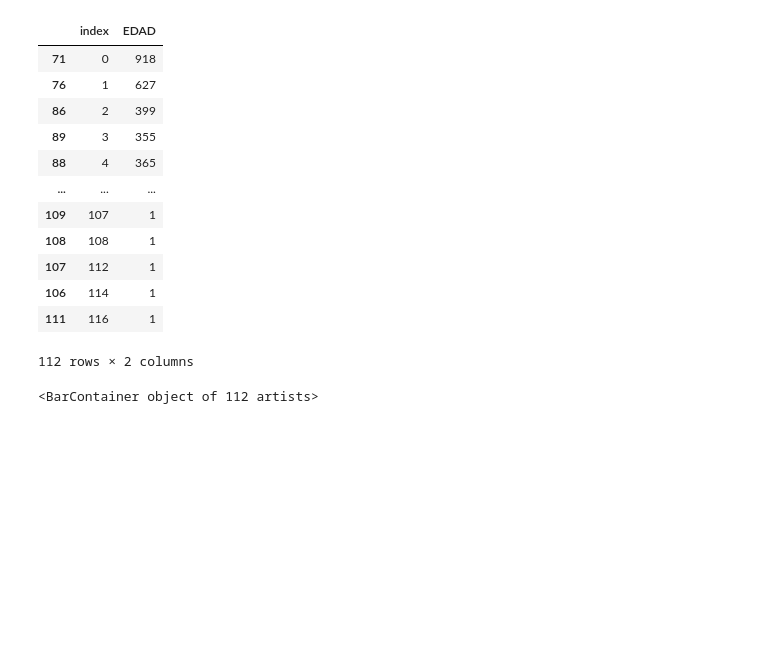
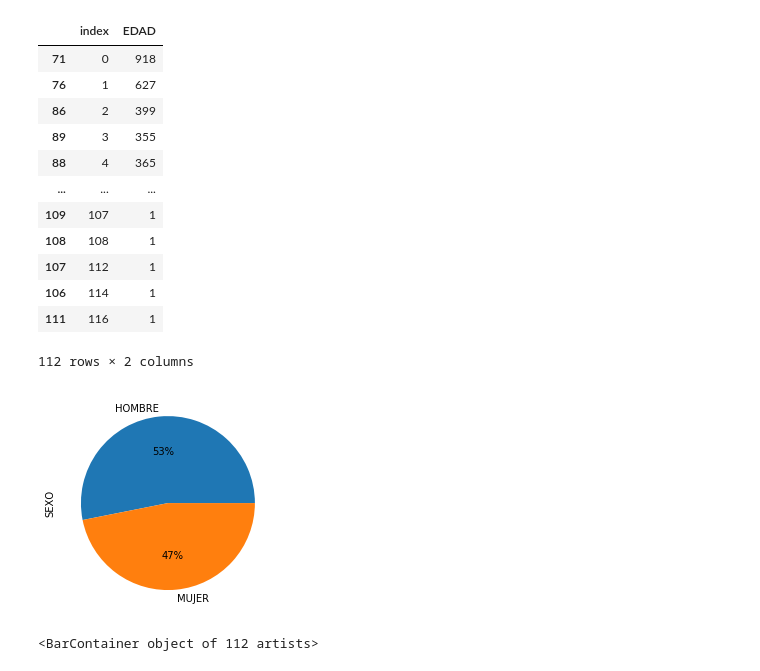
Before and after one commit to berelieta/project1, a Jupyter notebook: Exploración y Limpieza Datos.ipynb, the cells around one changed output. Drawn from its saved outputs; the diff is of its cells as text; code cells hidden in the pictures; blank space fills up the shorter version.

```diff
--- a/Exploración y Limpieza Datos.ipynb
+++ b/Exploración y Limpieza Datos.ipynb
@@ -191,6 +207,10 @@ edad_df.sort_values('index')
 | 106 | 114 | 1 |
 | 111 | 116 | 1 |
 112 rows × 2 columns
+# %%
+gender_cases = dfcovid["SEXO"].value_counts().plot(kind='pie', autopct='%1.0f%%')
+# %% [output]
+[figure, added]
 # %%
 plt.figure(figsize=(20,3))
 plt.bar(edad_df['index'], edad_df['EDAD'], color="b", align="center")
```
Also changed, not shown: parts of 14 cells of this notebook.
